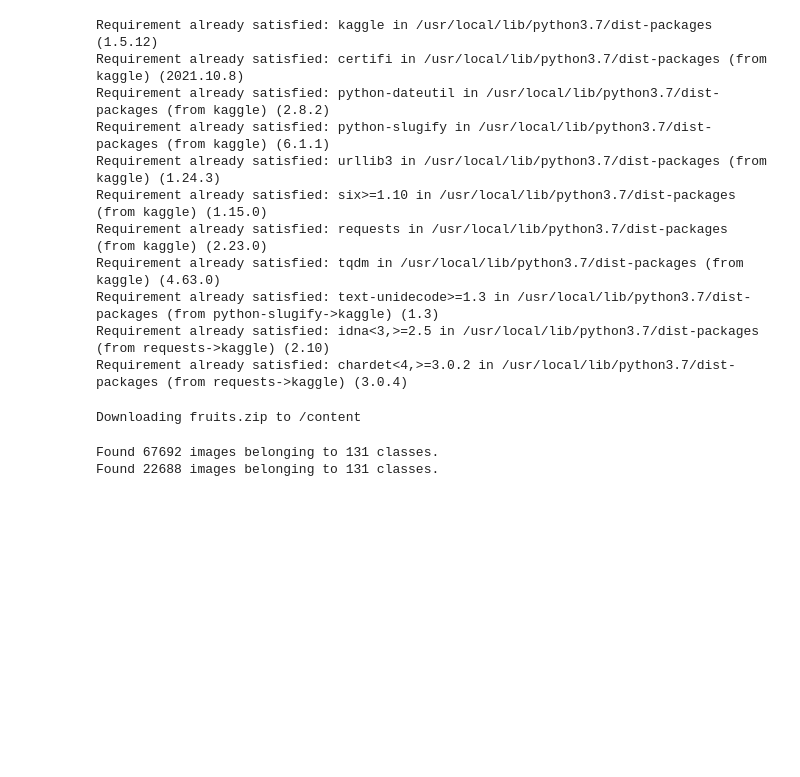
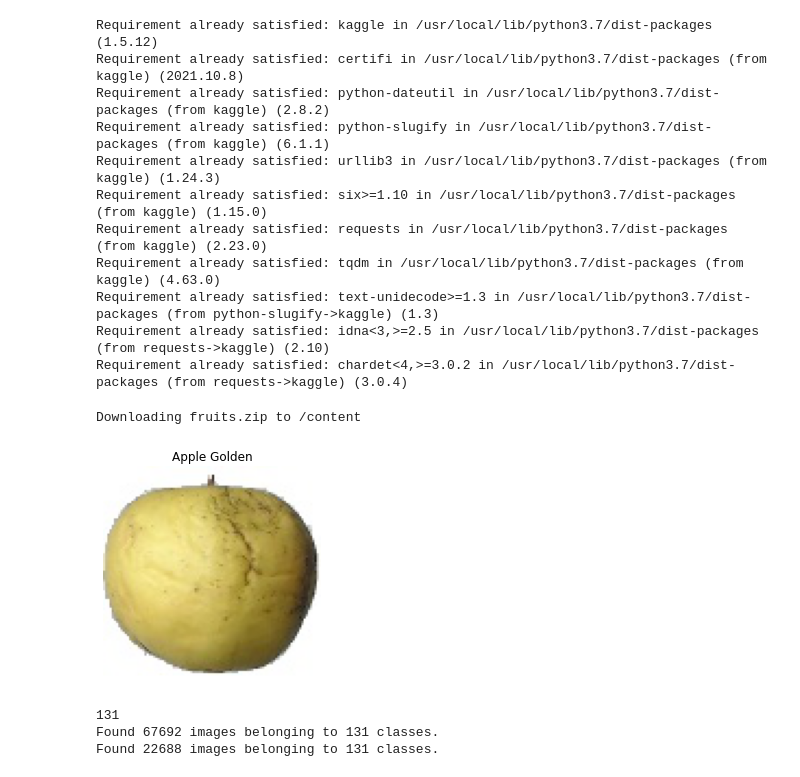
Before and after one commit to Dario66/Deep-Learning, a Jupyter notebook: ProjectFruit360Dario.ipynb, the cells around one changed output. Saved outputs shown, nothing was run; the diff lists cells and outputs as text; code cells hidden in the pictures; blank space fills up the shorter version.

```diff
--- a/ProjectFruit360Dario.ipynb
+++ b/ProjectFruit360Dario.ipynb
@@ -73,35 +74,45 @@ def convert_to_array(pics):
 
 path_to_train = 'fruits-360_dataset/fruits-360/Training'
 path_to_test = 'fruits-360_dataset/fruits-360/Test'
+
+img = load_img(path_to_train + "/Apple Golden 1/0_100.jpg")
+plt.imshow(img)
+plt.title("Apple Golden")
+plt.axis("off")
+plt.show()
+
+
 
 Generator = ImageDataGenerator()
 train_data = Generator.flow_from_directory(path_to_train, (100, 100),
                                            shuffle=True, class_mode='categorical',color_mode='rgb')
 test_data = Generator.flow_from_directory(path_to_test, (100, 100),
                                           shuffle=True, class_mode='categorical',color_mode='rgb')
 
 
 #X_train, y_train, target_labels = load_dataset('fruits-360_dataset/fruits-360/Training','Train')
 #print(X_train.size,y_train.size,target_labels.size)
 #X_test, y_test, _ = load_dataset('fruits-360_dataset/fruits-360/Test','Test')
 
 #numero di classi presenti
 #className = glob('fruits-360_dataset/fruits-360/Training' + '/*')
 #n_class = len(className)
 #print('numero di classi:'+ str(n_class))
 
 #y_train=np_utils.to_categorical(y_train, n_class)
 #y_test=np_utils.to_categorical(y_test, n_class)
 
 #X_train = np.array(convert_to_array(X_train))
 #X_test = np.array(convert_to_array(X_test))
 
 #X_train = X_train.astype('float32')/255
 #X_test = X_test.astype('float32')/255
 
 
 #print(str(X_train[0][0][0]))
 #X_train.shape
 # %% [output]
+[figure, added]
+131
 Found 67692 images belonging to 131 classes.
 Found 22688 images belonging to 131 classes.
```
Also changed, not shown: parts of 1 cell of this notebook.
